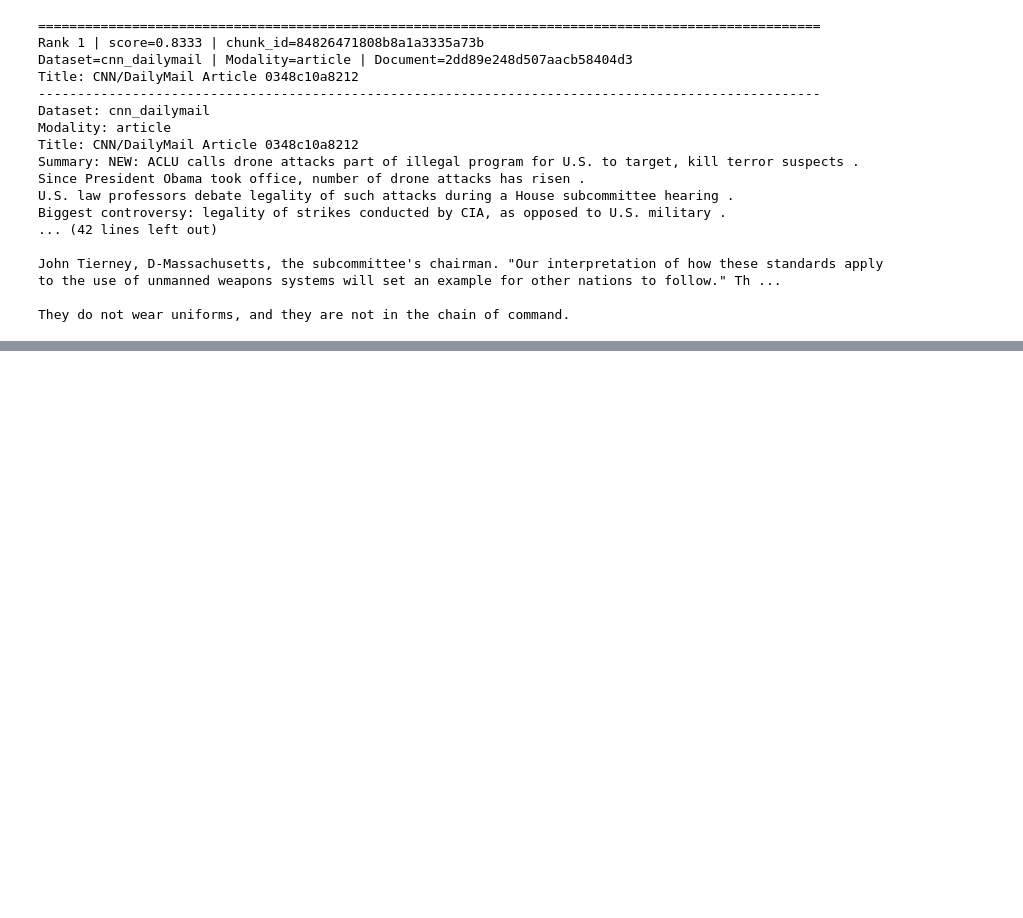
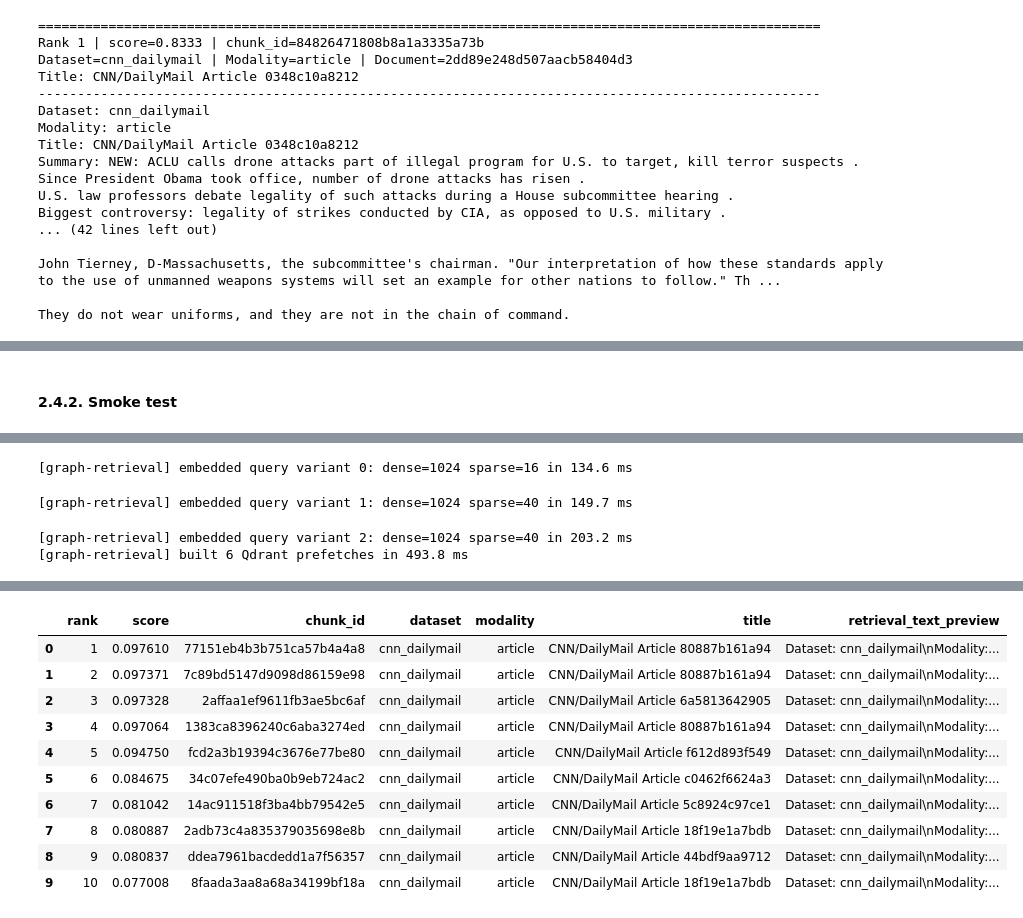
Before and after one commit to plminh-sdh/Design-and-Evaluation-of-Secure-Retrieval-Augmented-Systems-for-Large-Scale-Digital-Archives, a Jupyter notebook: Retrieval Component.ipynb, the cells around one changed output, grey strips where cells are left out. Drawn from its saved outputs; the diff is of its cells as text; code cells hidden in the pictures; blank space fills up the shorter version.

Commit message:
add openai and graph-enhanced retrieval

```diff
--- a/Retrieval Component.ipynb
+++ b/Retrieval Component.ipynb
@@ -482,0 +761,12 @@ They do not wear uniforms, and they are not in the chain of command.
+# %%
+# TODO: tune graph-expanded hybrid top-k, graph hint limits, and query-variant fusion after qrels are ready.
+GRAPH_EXPANDED_HYBRID_TOP_K_CANDIDATES = [5, 10, 20, 50]
+GRAPH_EXPANDED_ENTITY_LIMIT_CANDIDATES = [4, 8, 12]
+GRAPH_EXPANDED_NEIGHBOR_LIMIT_CANDIDATES = [6, 12, 20]
+BEST_GRAPH_EXPANDED_HYBRID_TOP_K = RETRIEVAL_SMOKE_TEST_TOP_K
+BEST_GRAPH_EXPANDED_ENTITY_LIMIT = 8
+BEST_GRAPH_EXPANDED_ALIAS_LIMIT = 8
+BEST_GRAPH_EXPANDED_NEIGHBOR_LIMIT = 12
+BEST_GRAPH_EXPANDED_PREFETCH_MULTIPLIER = 5
+BEST_GRAPH_EXPANDED_VARIANT_RRF_K = 60
+print(f"Using smoke-test graph-expanded hybrid top-k: {BEST_GRAPH_EXPANDED_HYBRID_TOP_K}")
@@ -482,0 +775,2 @@ They do not wear uniforms, and they are not in the chain of command.
+# %% [markdown]
+#### 2.4.2. Smoke test
@@ -482,0 +889,50 @@ They do not wear uniforms, and they are not in the chain of command.
+# %%
+GRAPH_EXPANDED_DENSE_VECTOR_NAME = "dense"
+GRAPH_EXPANDED_SPARSE_VECTOR_NAME = "sparse"
+GRAPH_EXPANDED_QUERY_EMBEDDING_MAX_LENGTH = 1024
+
+qdrant_graph_hybrid_retriever = QdrantHybridRrfRetriever(
+    qdrant_driver=qdrant_retrieval_driver,
+    embedder=bge_m3_query_embedder,
+    dense_vector_name=GRAPH_EXPANDED_DENSE_VECTOR_NAME,
+    sparse_vector_name=GRAPH_EXPANDED_SPARSE_VECTOR_NAME,
+    embedding_max_length=GRAPH_EXPANDED_QUERY_EMBEDDING_MAX_LENGTH,
+    prefetch_multiplier=BEST_GRAPH_EXPANDED_PREFETCH_MULTIPLIER,
+)
+
+graph_query_expander = GraphQueryExpander(
+    neo4j_driver=neo4j_graph_driver,
+    gliner_model=graph_query_gliner_model if GRAPH_QUERY_USE_GLINER else None,
+    refined_model=graph_query_refined_model if GRAPH_QUERY_USE_REFINED else None,
+    mention_labels=GRAPH_QUERY_MENTION_LABELS,
+    mention_threshold=GRAPH_QUERY_GLINER_THRESHOLD,
+    refined_min_link_score=GRAPH_QUERY_REFINED_MIN_LINK_SCORE,
+    entity_limit=BEST_GRAPH_EXPANDED_ENTITY_LIMIT,
+    alias_limit=BEST_GRAPH_EXPANDED_ALIAS_LIMIT,
+    neighbor_limit=BEST_GRAPH_EXPANDED_NEIGHBOR_LIMIT,
+)
+
+graph_expanded_hybrid_retriever = GraphExpandedHybridRetriever(
+    graph_expander=graph_query_expander,
+    hybrid_retriever=qdrant_graph_hybrid_retriever,
+    rrf_k=BEST_GRAPH_EXPANDED_VARIANT_RRF_K,
+    prefetch_multiplier=BEST_GRAPH_EXPANDED_PREFETCH_MULTIPLIER,
+)
+
+graph_expanded_hybrid_smoke_results_df = graph_expanded_hybrid_retriever.retrieve(
+    RETRIEVAL_SMOKE_TEST_QUERY,
+    query_id=RETRIEVAL_SMOKE_TEST_QUERY_ID,
+    top_k=BEST_GRAPH_EXPANDED_HYBRID_TOP_K,
+    debug=GRAPH_QUERY_DEBUG,
+)
+
+display(graph_expanded_hybrid_smoke_results_df[[
+    "rank",
+    "score",
+    "chunk_id",
+    "dataset",
+    "modality",
+    "title",
+    "retrieval_text_preview",
+]])
+# %% [output]
@@ -482,0 +949,4 @@ They do not wear uniforms, and they are not in the chain of command.
+[graph-retrieval] embedded query variant 0: dense=1024 sparse=16 in 134.6 ms
+[graph-retrieval] embedded query variant 1: dense=1024 sparse=40 in 149.7 ms
+[graph-retrieval] embedded query variant 2: dense=1024 sparse=40 in 203.2 ms
+[graph-retrieval] built 6 Qdrant prefetches in 493.8 ms
@@ -482,0 +970,11 @@ They do not wear uniforms, and they are not in the chain of command.
+|  | rank | score | chunk_id | dataset | modality | title | retrieval_text_preview |
+| 0 | 1 | 0.097610 | 77151eb4b3b751ca57b4a4a8 | cnn_dailymail | article | CNN/DailyMail Article 80887b161a94 | Dataset: cnn_dailymail\nModality:... |
+| 1 | 2 | 0.097371 | 7c89bd5147d9098d86159e98 | cnn_dailymail | article | CNN/DailyMail Article 80887b161a94 | Dataset: cnn_dailymail\nModality:... |
+| 2 | 3 | 0.097328 | 2affaa1ef9611fb3ae5bc6af | cnn_dailymail | article | CNN/DailyMail Article 6a5813642905 | Dataset: cnn_dailymail\nModality:... |
+| 3 | 4 | 0.097064 | 1383ca8396240c6aba3274ed | cnn_dailymail | article | CNN/DailyMail Article 80887b161a94 | Dataset: cnn_dailymail\nModality:... |
+| 4 | 5 | 0.094750 | fcd2a3b19394c3676e77be80 | cnn_dailymail | article | CNN/DailyMail Article f612d893f549 | Dataset: cnn_dailymail\nModality:... |
+| 5 | 6 | 0.084675 | 34c07efe490ba0b9eb724ac2 | cnn_dailymail | article | CNN/DailyMail Article c0462f6624a3 | Dataset: cnn_dailymail\nModality:... |
+| 6 | 7 | 0.081042 | 14ac911518f3ba4bb79542e5 | cnn_dailymail | article | CNN/DailyMail Article 5c8924c97ce1 | Dataset: cnn_dailymail\nModality:... |
+| 7 | 8 | 0.080887 | 2adb73c4a835379035698e8b | cnn_dailymail | article | CNN/DailyMail Article 18f19e1a7bdb | Dataset: cnn_dailymail\nModality:... |
+| 8 | 9 | 0.080837 | ddea7961bacdedd1a7f56357 | cnn_dailymail | article | CNN/DailyMail Article 44bdf9aa9712 | Dataset: cnn_dailymail\nModality:... |
+| 9 | 10 | 0.077008 | 8faada3aa8a68a34199bf18a | cnn_dailymail | article | CNN/DailyMail Article 18f19e1a7bdb | Dataset: cnn_dailymail\nModality:... |
```
Also changed, not shown: parts of 23 cells of this notebook, 6 other files.
